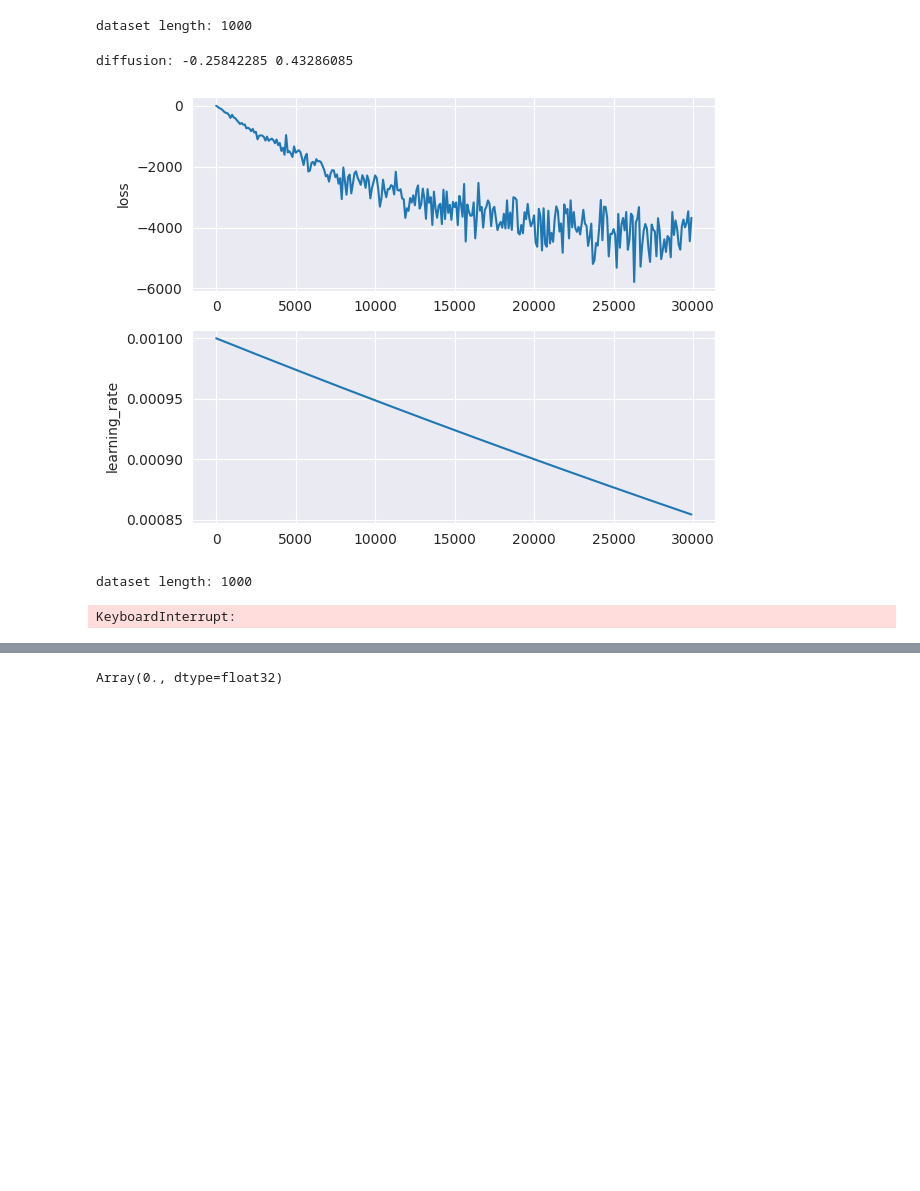
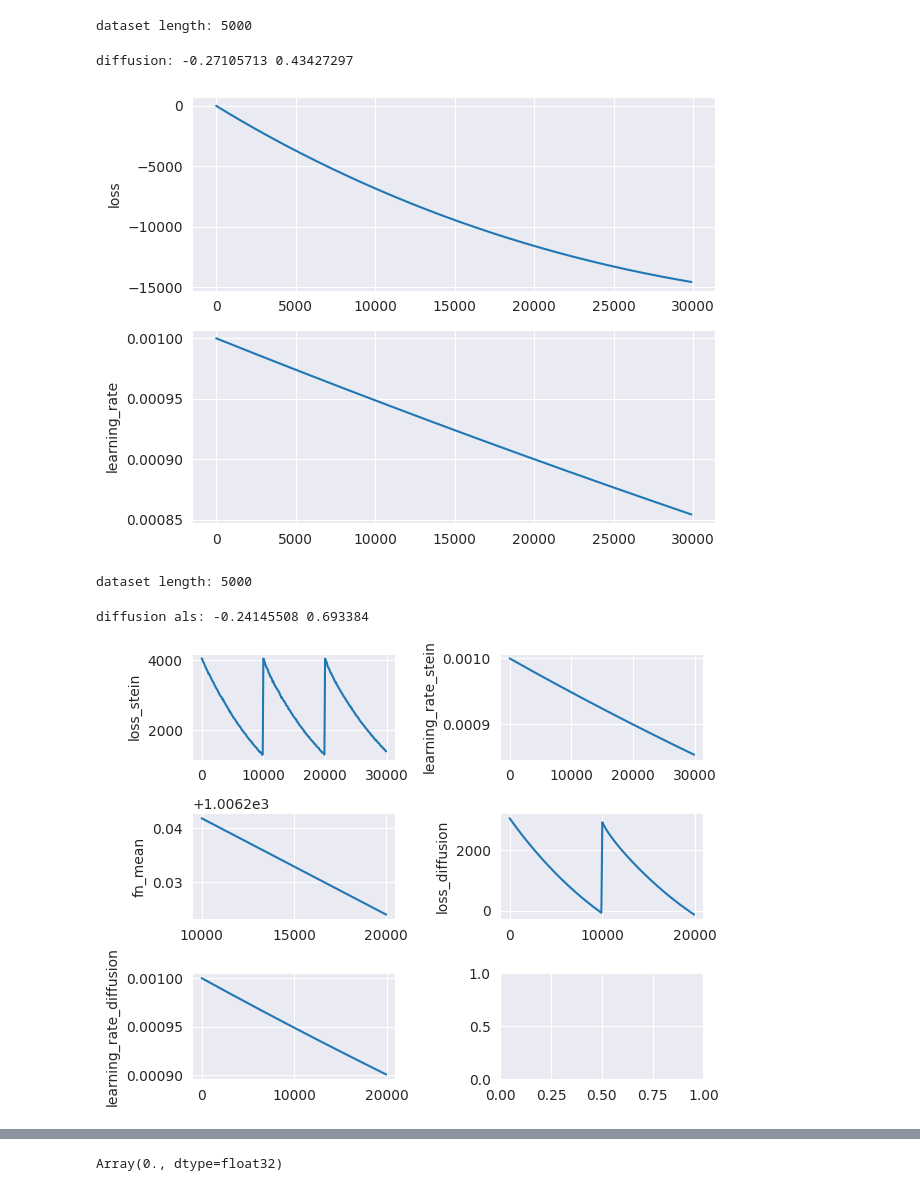
Before and after one commit to kkorolev1/mcmc-control-variates, a Jupyter notebook: diffcv.ipynb, the cells around one changed output, grey strips where cells are left out. Saved outputs shown, nothing was run; the diff lists cells and outputs as text; code cells hidden in the pictures; blank space fills up the shorter version.

```diff
--- a/diffcv.ipynb
+++ b/diffcv.ipynb
@@ -157,7 +166,7 @@ logger = Logger()
 
 rng, key = jax.random.split(rng)
 model = train_model(
-    key, batch_size=BATCH_SIZE, loss_fn="diffusion", optim="adam", l2_alpha=0.0, n_steps=30_000, n_chains=1, logger=logger
+    key, batch_size=5000, lr=1e-3, loss_fn="diffusion", optim="adam", l2_alpha=0.0, n_steps=30_000, n_chains=5, logger=logger
 )
 
 plot_log_results(logger)
@@ -170,29 +179,30 @@ diffusion_estimates = Estimator(fn_with_cv, sampler)(key, n_chains=N_CHAINS, n_e
 
 print("diffusion:", Estimator.bias(true_pi, diffusion_estimates), Estimator.std(diffusion_estimates))
 # %% [output]
-dataset length: 1000
+dataset length: 5000
-diffusion: -0.25842285 0.43286085
+diffusion: -0.27105713 0.43427297
-[figure, old version]
+[figure, new version]
 # %%
 logger = Logger()
 
 rng, key = jax.random.split(rng)
 model = train_als_model(
-    key, batch_size=BATCH_SIZE, n_steps=50_000, switch_steps=1_000, n_chains=1, logger=logger
+    key, batch_size=5000, lr=1e-3, n_steps=50_000, switch_steps=10_000, n_chains=5, logger=logger
 )
 
 plot_log_results(logger)
 
 generator = ScalarGenerator(grad_log_prob, model)
 fn_with_cv = lambda x: fn(x) + generator(x)
 
 rng, key = jax.random.split(rng)
 diffusion_estimates = Estimator(fn_with_cv, sampler)(key, n_chains=N_CHAINS, n_estimates=MCMC_N_ESTIMATES)
 
 print("diffusion als:", Estimator.bias(true_pi, diffusion_estimates), Estimator.std(diffusion_estimates))
 # %% [output]
-dataset length: 1000
+dataset length: 5000
-KeyboardInterrupt:
+diffusion als: -0.24145508 0.693384
+[figure, added]
 # %%
 logger = Logger()
 
```
Also changed, not shown: parts of 6 cells of this notebook, 3 other files.
